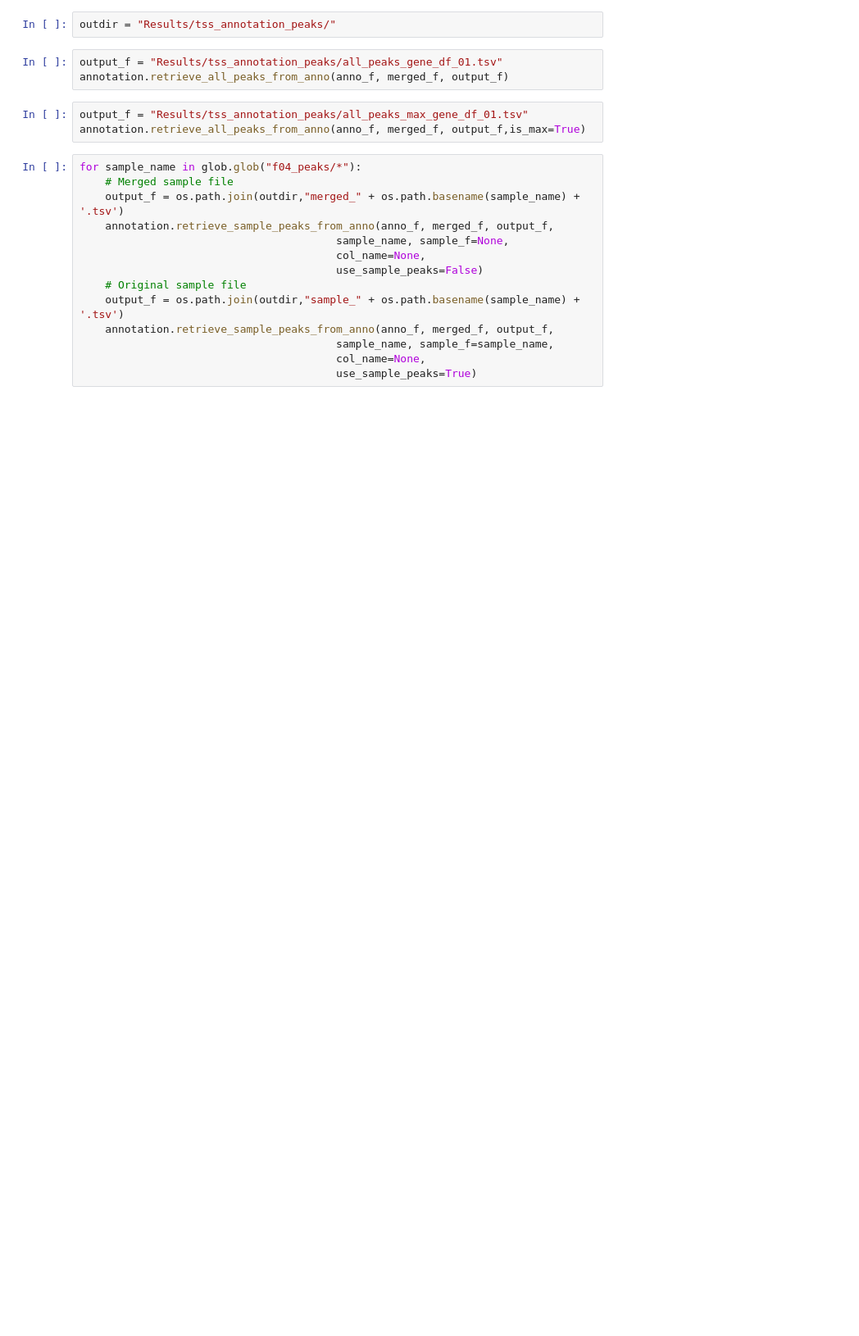
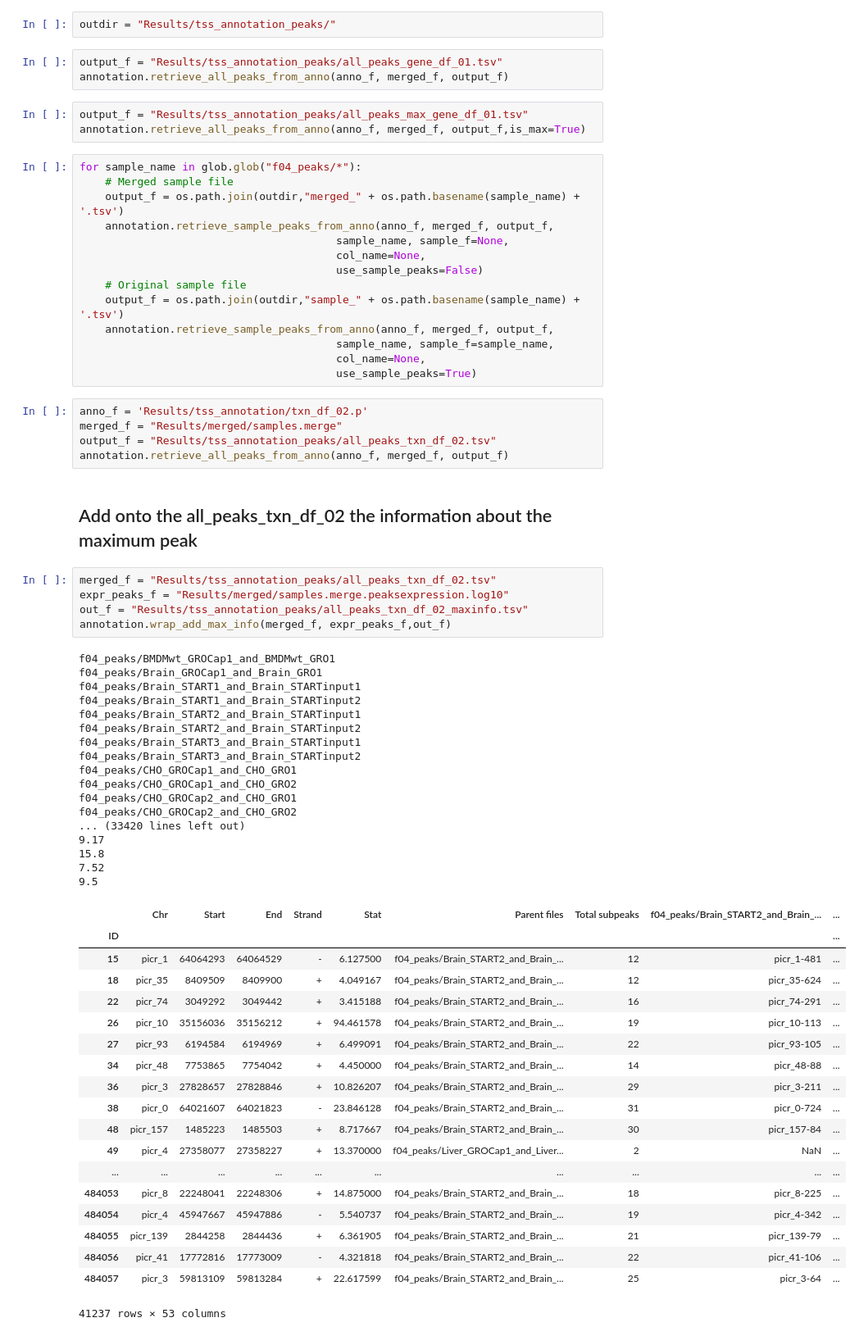
Before and after one commit to isshamie/CH_TSS, a Jupyter notebook: 10_15_Results/retrieve_tss_peaks.ipynb, the cells around one changed output. Shown: that part at 82% size. Saved outputs shown, nothing was run; the diff lists cells and outputs as text; blank space fills up the shorter version.

```diff
--- a/10_15_Results/retrieve_tss_peaks.ipynb
+++ b/10_15_Results/retrieve_tss_peaks.ipynb
@@ -110,3 +90,52 @@ for sample_name in glob.glob("f04_peaks/*"):
                                         sample_name, sample_f=sample_name,
                                         col_name=None,
                                         use_sample_peaks=True)
+# %%
+anno_f = 'Results/tss_annotation/txn_df_02.p'
+merged_f = "Results/merged/samples.merge"
+output_f = "Results/tss_annotation_peaks/all_peaks_txn_df_02.tsv"
+annotation.retrieve_all_peaks_from_anno(anno_f, merged_f, output_f)
+# %% [markdown]
+## Add onto the all_peaks_txn_df_02 the information about the maximum peak
+# %%
+merged_f = "Results/tss_annotation_peaks/all_peaks_txn_df_02.tsv"
+expr_peaks_f = "Results/merged/samples.merge.peaksexpression.log10"
+out_f = "Results/tss_annotation_peaks/all_peaks_txn_df_02_maxinfo.tsv"
+annotation.wrap_add_max_info(merged_f, expr_peaks_f,out_f)
+# %% [output]
+f04_peaks/BMDMwt_GROCap1_and_BMDMwt_GRO1
+f04_peaks/Brain_GROCap1_and_Brain_GRO1
+f04_peaks/Brain_START1_and_Brain_STARTinput1
+f04_peaks/Brain_START1_and_Brain_STARTinput2
+f04_peaks/Brain_START2_and_Brain_STARTinput1
+f04_peaks/Brain_START2_and_Brain_STARTinput2
+f04_peaks/Brain_START3_and_Brain_STARTinput1
+f04_peaks/Brain_START3_and_Brain_STARTinput2
+f04_peaks/CHO_GROCap1_and_CHO_GRO1
+f04_peaks/CHO_GROCap1_and_CHO_GRO2
+f04_peaks/CHO_GROCap2_and_CHO_GRO1
+f04_peaks/CHO_GROCap2_and_CHO_GRO2
+... (33420 lines left out)
+9.17
+15.8
+7.52
+9.5
+|  | Chr | Start | End | Strand | Stat | Parent files | Total subpeaks | f04_peaks/Brain_START2_and_Brain_... | ... |
+| ID |  |  |  |  |  |  |  |  | ... |
+| 15 | picr_1 | 64064293 | 64064529 | - | 6.127500 | f04_peaks/Brain_START2_and_Brain_... | 12 | picr_1-481 | ... |
+| 18 | picr_35 | 8409509 | 8409900 | + | 4.049167 | f04_peaks/Brain_START2_and_Brain_... | 12 | picr_35-624 | ... |
+| 22 | picr_74 | 3049292 | 3049442 | + | 3.415188 | f04_peaks/Brain_START2_and_Brain_... | 16 | picr_74-291 | ... |
+| 26 | picr_10 | 35156036 | 35156212 | + | 94.461578 | f04_peaks/Brain_START2_and_Brain_... | 19 | picr_10-113 | ... |
+| 27 | picr_93 | 6194584 | 6194969 | + | 6.499091 | f04_peaks/Brain_START2_and_Brain_... | 22 | picr_93-105 | ... |
+| 34 | picr_48 | 7753865 | 7754042 | + | 4.450000 | f04_peaks/Brain_START2_and_Brain_... | 14 | picr_48-88 | ... |
+| 36 | picr_3 | 27828657 | 27828846 | + | 10.826207 | f04_peaks/Brain_START2_and_Brain_... | 29 | picr_3-211 | ... |
+| 38 | picr_0 | 64021607 | 64021823 | - | 23.846128 | f04_peaks/Brain_START2_and_Brain_... | 31 | picr_0-724 | ... |
+| 48 | picr_157 | 1485223 | 1485503 | + | 8.717667 | f04_peaks/Brain_START2_and_Brain_... | 30 | picr_157-84 | ... |
+| 49 | picr_4 | 27358077 | 27358227 | + | 13.370000 | f04_peaks/Liver_GROCap1_and_Liver... | 2 | NaN | ... |
+| ... | ... | ... | ... | ... | ... | ... | ... | ... | ... |
+| 484053 | picr_8 | 22248041 | 22248306 | + | 14.875000 | f04_peaks/Brain_START2_and_Brain_... | 18 | picr_8-225 | ... |
+| 484054 | picr_4 | 45947667 | 45947886 | - | 5.540737 | f04_peaks/Brain_START2_and_Brain_... | 19 | picr_4-342 | ... |
+| 484055 | picr_139 | 2844258 | 2844436 | + | 6.361905 | f04_peaks/Brain_START2_and_Brain_... | 21 | picr_139-79 | ... |
+| 484056 | picr_41 | 17772816 | 17773009 | - | 4.321818 | f04_peaks/Brain_START2_and_Brain_... | 22 | picr_41-106 | ... |
+| 484057 | picr_3 | 59813109 | 59813284 | + | 22.617599 | f04_peaks/Brain_START2_and_Brain_... | 25 | picr_3-64 | ... |
+41237 rows × 53 columns
```
Also changed, not shown: parts of 1 cell of this notebook, 17 other files.
